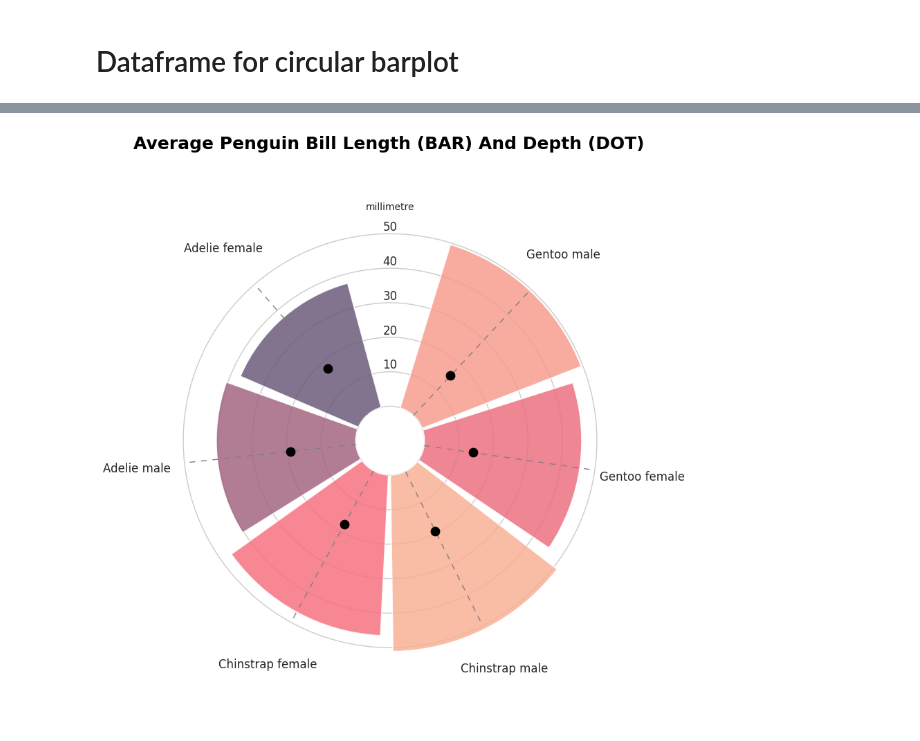
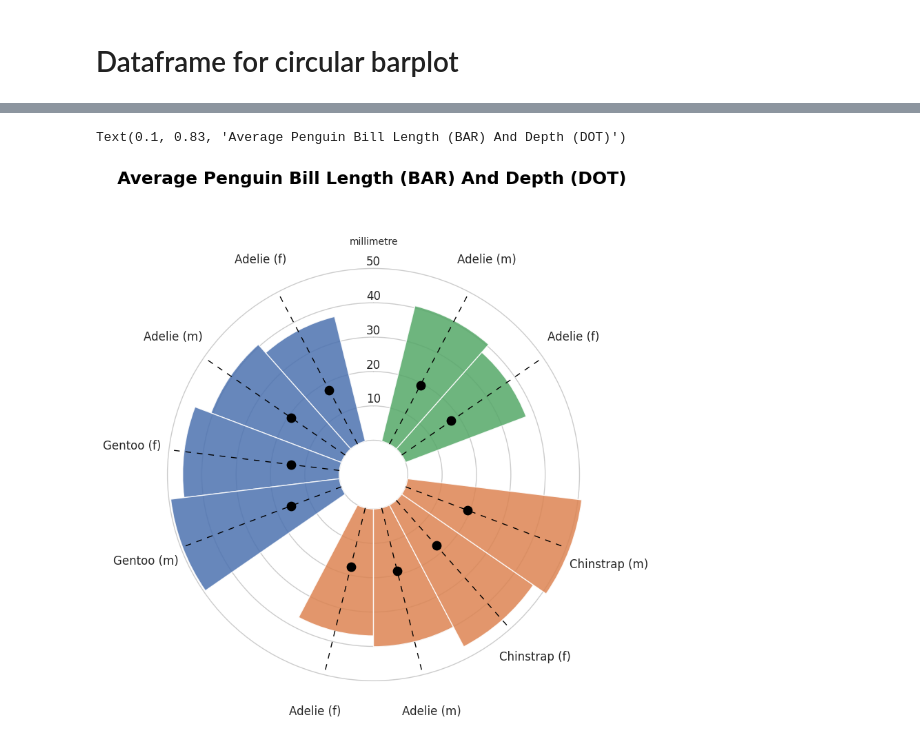
Before and after one commit to tanchu-git/penguins-python-visualization, a Jupyter notebook: penguins_visualization.ipynb, the cells around one changed output, grey strips where cells are left out. Cells and saved outputs as stored; diff of their text form; code cells hidden in the pictures.

Commit message:
Kaggle Notebook | Penguins Seaborn visualization | Version 1.3

```diff
--- a/penguins_visualization.ipynb
+++ b/penguins_visualization.ipynb
@@ -117,8 +120,10 @@ Text(0.5, 0.98, 'Central Tendency Of Flipper Length')
 # %% [markdown]
 # Dataframe for circular barplot
 # %%
-bill_df = penguins.groupby(['species', 'sex'], as_index=False).agg({'bill_length_mm': 'mean', 'bill_depth_mm': 'mean'}, ascending=False)#.sort_values("bill_length_mm", ascending=False).reset_index(drop=True)
-bill_df['species'] = bill_df.agg(lambda x: f"{x['species']} {x['sex']}", axis=1)
+bill_df = penguins.groupby([ 'island', 'species', 'sex'], as_index=False).agg({'bill_length_mm': 'mean', 'bill_depth_mm': 'mean'}, ascending=False)
+
+# Concatenate string values from 'species' column and first letter of string values from 'sex' column
+bill_df['species'] = bill_df.agg(lambda x: f"{x['species']} ({x['sex'][0]})", axis=1)
 final_bill_df = bill_df.drop('sex', axis='columns')
 final_bill_df
 # %% [output]
@@ -132,6 +141,6 @@ final_bill_df
 # %%
 # Values for the x axis - space between bars
-ANGLES = np.linspace(0.40, 2 * np.pi - 0.10, 6, endpoint=False)
+ANGLES = np.linspace(0.40, 2 * np.pi - 0.10, 10, endpoint=False)
 
 # Average length and depth
 LENGTHS = final_bill_df["bill_length_mm"]
@@ -139,3 +148,6 @@ DEPTHS = final_bill_df["bill_depth_mm"]
 
 # Species and Sex label
 CATEGORIES = final_bill_df['species']
+
+# Grab the group values
+GROUP = final_bill_df["island"].values
@@ -154,4 +154,20 @@ COLORS = cmap(norm(LENGTHS))
 # %%
+# Add empty bars (PAD) to the end of each group
+PAD = 1
+ANGLES_N = len(LENGTHS) + PAD * len(np.unique(GROUP))
+ANGLES = np.linspace(0, 2 * np.pi, num=ANGLES_N, endpoint=False)
+WIDTH = (2 * np.pi) / len(ANGLES)
+
+# Obtain size of each group to create color groups
+GROUPS_SIZE = [len(i[1]) for i in final_bill_df.groupby("island")]
+COLORS = [f"C{i}" for i, size in enumerate(GROUPS_SIZE) for _ in range(size)]
+
+# Obtaining the right indexes
+offset = 0
+IDXS = []
+for size in GROUPS_SIZE:
+    IDXS += list(range(offset + PAD, offset + size + PAD))
+    offset += size + PAD
 # Initialize layout in polar coordinates
 fig, ax = plt.subplots(figsize=(9, 12.6), subplot_kw={"projection": "polar"})
 
@@ -159,55 +175,61 @@ fig, ax = plt.subplots(figsize=(9, 12.6), subplot_kw={"projection": "polar"})
 fig.patch.set_facecolor("white")
 ax.set_facecolor("white")
 
-ax.set_theta_offset(1.2 * np.pi / 2)
+ax.set_theta_offset(1.2 * np.pi / 2.4)
 ax.set_ylim(-10, 60)
 
 # Add geometries to the plot - zorder to manipulate which geometries are on top
 # Add bars to represent average bill length
-ax.bar(ANGLES, LENGTHS, color=COLORS, alpha=0.85, width=0.9, zorder=10)
+ax.bar(ANGLES[IDXS], LENGTHS, color=COLORS, alpha=0.85, width=WIDTH, zorder=10)
 
 # Add dotted lines. These are just references
-ax.vlines(ANGLES, 0, 50, color="grey", ls=(0, (6, 6)), linewidth=1, zorder=11)
+ax.vlines(ANGLES[IDXS], 0, 50, color="black", ls=(0, (6, 6)), linewidth=1, zorder=11)
 
 # Add dots to represent the bill depth
-ax.scatter(ANGLES, DEPTHS, s=80, color='black', zorder=11)
+ax.scatter(ANGLES[IDXS], DEPTHS, s=80, color='black', zorder=11)
 
 # Remove lines for polar axis (x)
 ax.xaxis.grid(False)
 # Lines for axis y
 ax.yaxis.grid(True)
 
 # Add labels for bars
 CATEGORIES = [r for r in CATEGORIES]
 CATEGORIES
 
 # Set the labels
-ax.set_xticks(ANGLES)
+ax.set_xticks(ANGLES[IDXS])
 ax.set_xticklabels(CATEGORIES, size=12)
 
 # Put grid lines for radial axis (y) at 0, 10, 20, 30, 40, 50
 ax.set_yticklabels([])
 ax.set_yticks([0, 10, 20, 30, 40, 50])
 
 # Remove spines
 ax.spines["start"].set_color("none")
 ax.spines["polar"].set_color("none")
 
 # Adjust padding of the x axis labels
 XTICKS = ax.xaxis.get_major_ticks()
+i = 0
 for tick in XTICKS:
-    tick.set_pad(1)
-
+    if i != 7:
+        tick.set_pad(-10)
+    else:
+        tick.set_pad(-1)
+    i += 1
 # Add custom annotations
 # The following represent the heights in the values of the y axis
 PAD = 1
-ax.text(-0.2 * np.pi / 2, 10 + PAD, "10", ha="center", size=12)
-ax.text(-0.2 * np.pi / 2, 20 + PAD, "20", ha="center", size=12)
-ax.text(-0.2 * np.pi / 2, 30 + PAD, "30", ha="center", size=12)
-ax.text(-0.2 * np.pi / 2, 40 + PAD, "40", ha="center", size=12)
-ax.text(-0.2 * np.pi / 2, 50 + PAD, "50", ha="center", size=12)
-ax.text(-0.2 * np.pi / 2, 56 + PAD, "millimetre", ha="center", size=10)
+ax.text(0 * np.pi / 2, 10 + PAD, "10", ha="center", size=12)
+ax.text(0 * np.pi / 2, 20 + PAD, "20", ha="center", size=12)
+ax.text(0 * np.pi / 2, 30 + PAD, "30", ha="center", size=12)
+ax.text(0 * np.pi / 2, 40 + PAD, "40", ha="center", size=12)
+ax.text(0 * np.pi / 2, 50 + PAD, "50", ha="center", size=12)
+ax.text(0 * np.pi / 2, 56 + PAD, "millimetre", ha="center", size=10)
+
 title = "Average Penguin Bill Length (BAR) And Depth (DOT)"
-fig.text(0.1, 0.83, title, fontsize=18, color="black", weight="bold", ha="left", va="baseline");
+fig.text(0.1, 0.83, title, fontsize=18, color="black", weight="bold", ha="left", va="baseline")
 # %% [output]
+Text(0.1, 0.83, 'Average Penguin Bill Length (BAR) And Depth (DOT)')
-[figure, old version]
+[figure, new version]
```
Also changed, not shown: parts of 4 cells of this notebook.
